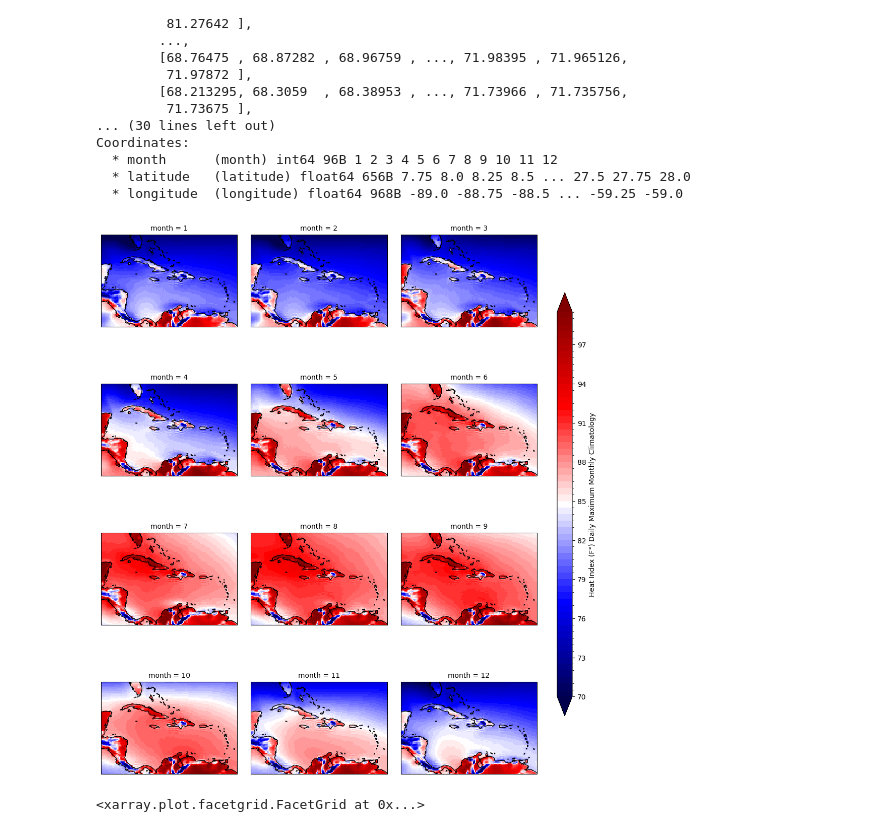
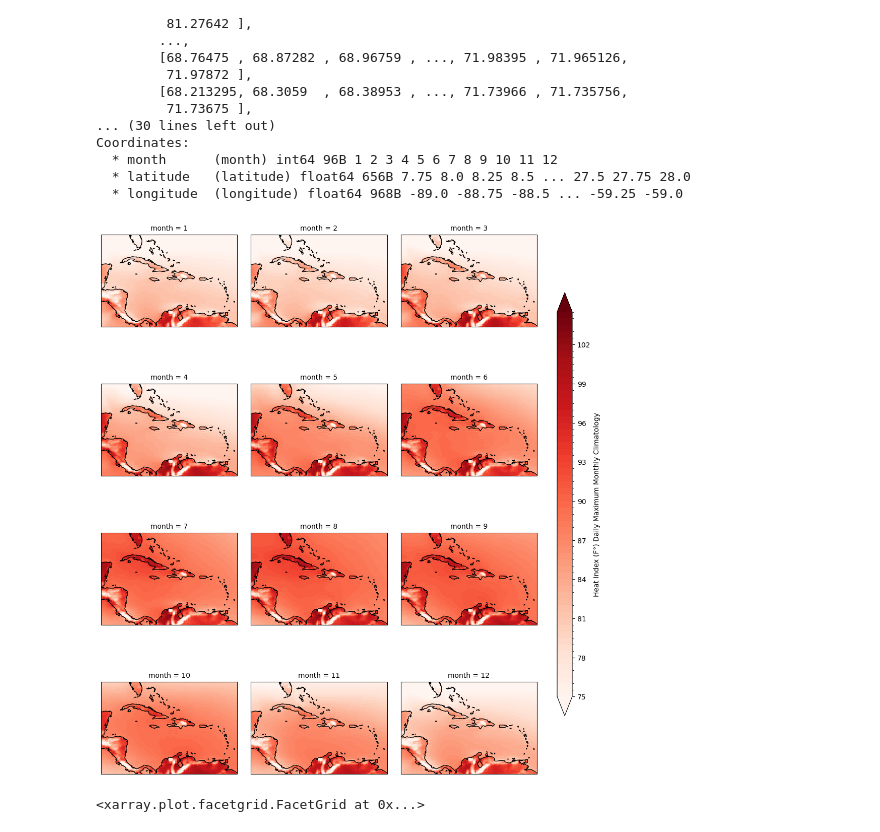
Before and after one commit to allan3prez/Caribe_Heat_AN, a Jupyter notebook: Clim/climERA5_dailymaxHI.ipynb, the cells around one changed output. Drawn from its saved outputs; the diff is of its cells as text; code cells hidden in the pictures.

```diff
--- a/Clim/ERA5_dailymaxHI.ipynb
+++ b/Clim/climERA5_dailymaxHI.ipynb
@@ -40,16 +40,16 @@ Coordinates:
 # %%
 hiclim_plot = HI_dmax_clim.isel(month=np.arange(0, 12, 1)).plot(col='month',
                                                          col_wrap=3,
                                                          transform=ccrs.PlateCarree(),
-                                                         cmap='seismic',
-                                                         levels=np.arange(70, 100, 0.5),
+                                                         cmap='Reds',
+                                                         levels=np.arange(75, 105, 0.5),
                                                          subplot_kws={'projection': ccrs.PlateCarree(central_longitude=-70)},
                                                          add_colorbar=False
-                                                              )
+                                                               )
 cax = hiclim_plot.fig.add_axes([0.92, 0.15, 0.03, 0.70])
 hiclim_plot.fig.colorbar(hiclim_plot.axs.flat[0].collections[0], cax=cax, label='Heat Index (F°) Daily Maximum Monthly Climatology')
 hiclim_plot.map(lambda: plt.gca().coastlines())
 plt.subplots_adjust(wspace=0.1, hspace=0.05, right=0.88)
 # %% [output]
-[figure, old version]
+[figure, new version]
 # %%
```
Also changed, not shown: parts of 1 cell of this notebook, 5 other files.
